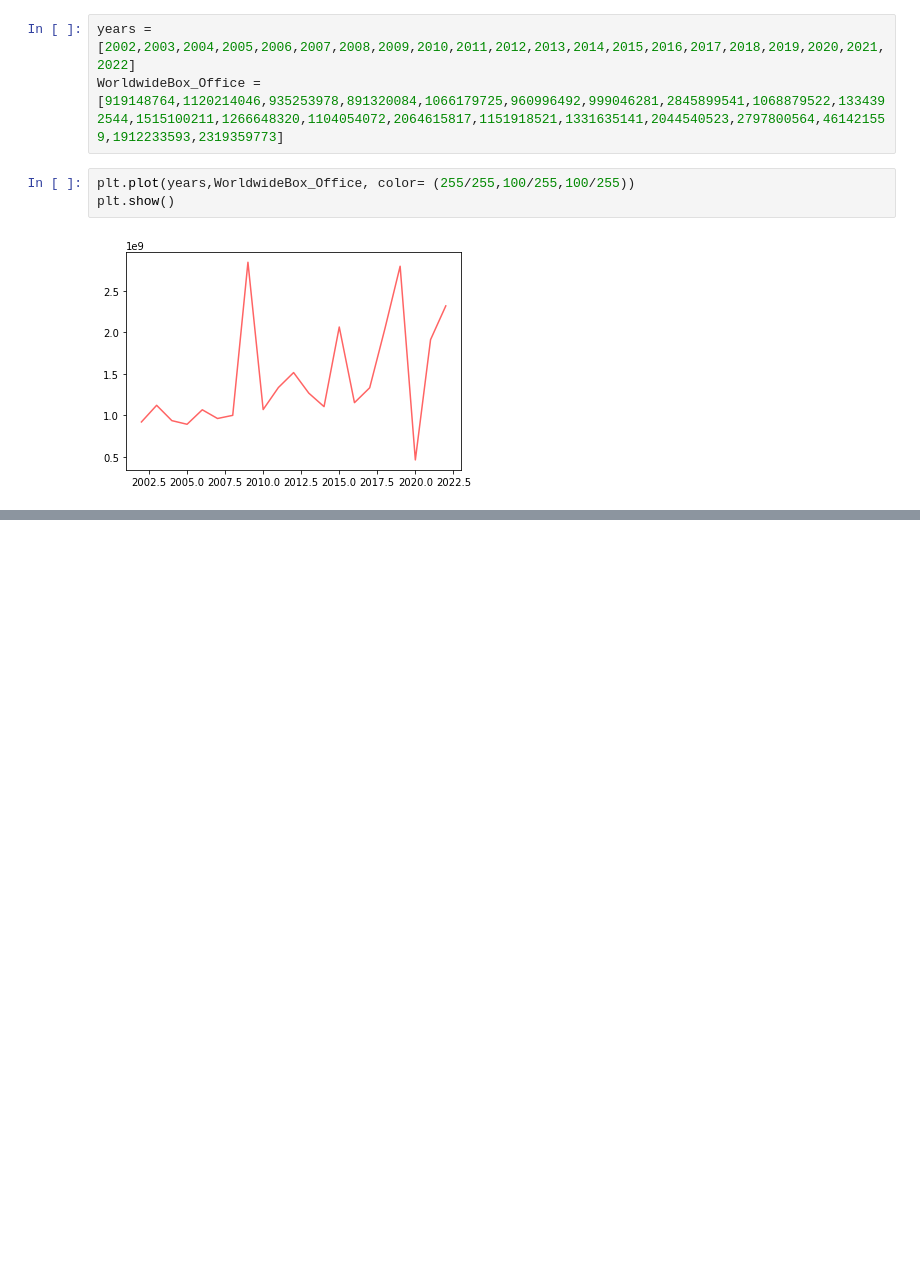
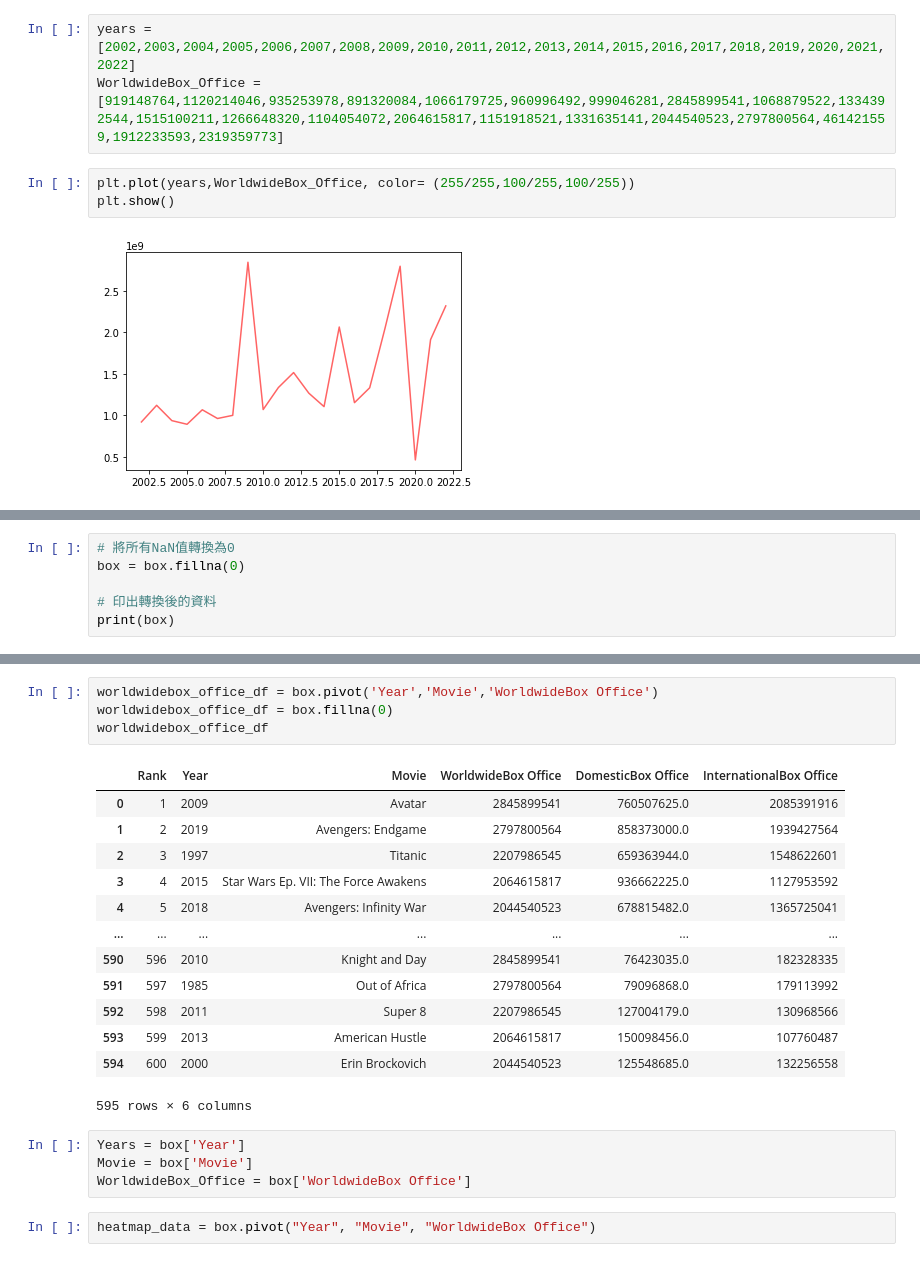
Before and after one commit to DADDYDADO/plrepo, a Jupyter notebook: HW5.ipynb, the cells around one changed output, grey strips where cells are left out. Drawn from its saved outputs; the diff is of its cells as text; blank space fills up the shorter version.

```diff
--- a/HW5.ipynb
+++ b/HW5.ipynb
@@ -64,0 +89,6 @@ plt.show()
+# %%
+# 將所有NaN值轉換為0
+box = box.fillna(0)
+
+# 印出轉換後的資料
+print(box)
@@ -64,0 +113,24 @@ plt.show()
+# %%
+worldwidebox_office_df = box.pivot('Year','Movie','WorldwideBox Office')
+worldwidebox_office_df = box.fillna(0)
+worldwidebox_office_df
+# %% [output]
+|  | Rank | Year | Movie | WorldwideBox Office | DomesticBox Office | InternationalBox Office |
+| 0 | 1 | 2009 | Avatar | 2845899541 | 760507625.0 | 2085391916 |
+| 1 | 2 | 2019 | Avengers: Endgame | 2797800564 | 858373000.0 | 1939427564 |
+| 2 | 3 | 1997 | Titanic | 2207986545 | 659363944.0 | 1548622601 |
+| 3 | 4 | 2015 | Star Wars Ep. VII: The Force Awakens | 2064615817 | 936662225.0 | 1127953592 |
+| 4 | 5 | 2018 | Avengers: Infinity War | 2044540523 | 678815482.0 | 1365725041 |
+| ... | ... | ... | ... | ... | ... | ... |
+| 590 | 596 | 2010 | Knight and Day | 2845899541 | 76423035.0 | 182328335 |
+| 591 | 597 | 1985 | Out of Africa | 2797800564 | 79096868.0 | 179113992 |
+| 592 | 598 | 2011 | Super 8 | 2207986545 | 127004179.0 | 130968566 |
+| 593 | 599 | 2013 | American Hustle | 2064615817 | 150098456.0 | 107760487 |
+| 594 | 600 | 2000 | Erin Brockovich | 2044540523 | 125548685.0 | 132256558 |
+595 rows × 6 columns
+# %%
+Years = box['Year']
+Movie = box['Movie']
+WorldwideBox_Office = box['WorldwideBox Office']
+# %%
+heatmap_data = box.pivot("Year", "Movie", "WorldwideBox Office")
```
Also changed, not shown: parts of 8 cells of this notebook, 5 other files.
